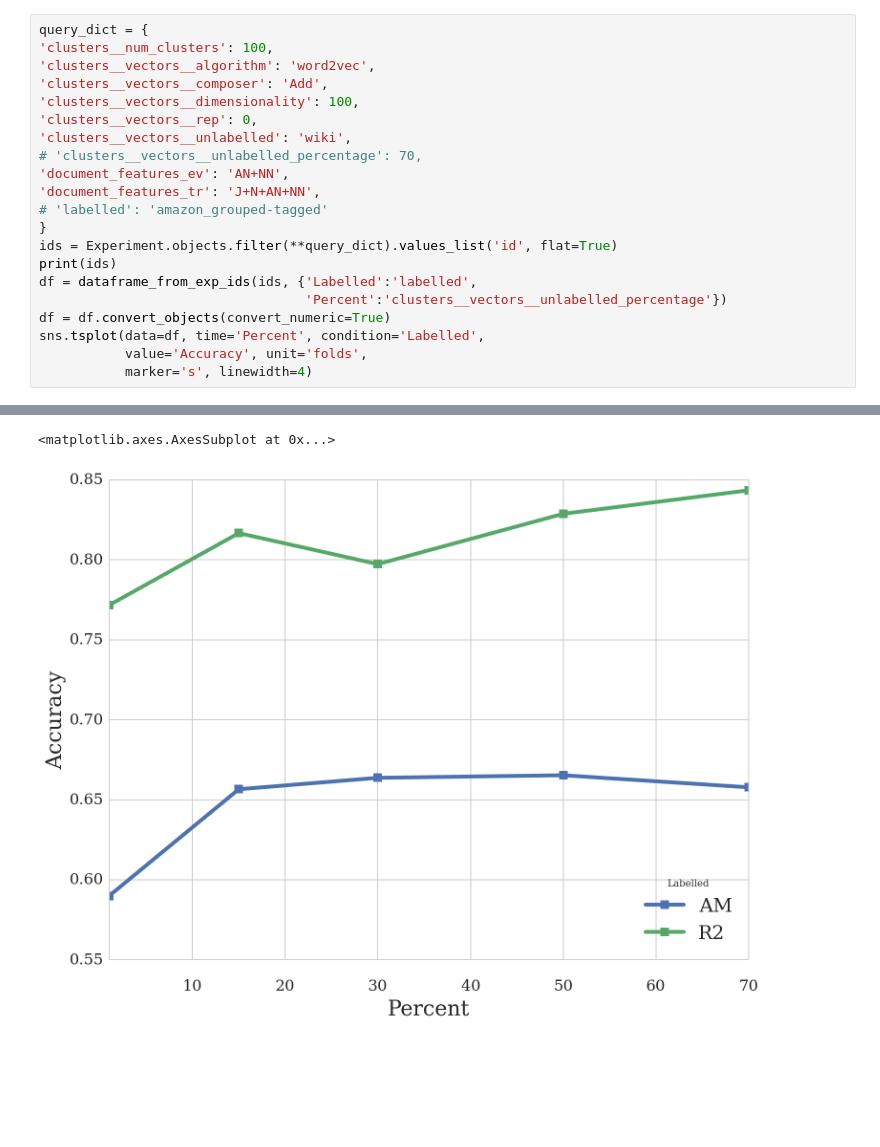
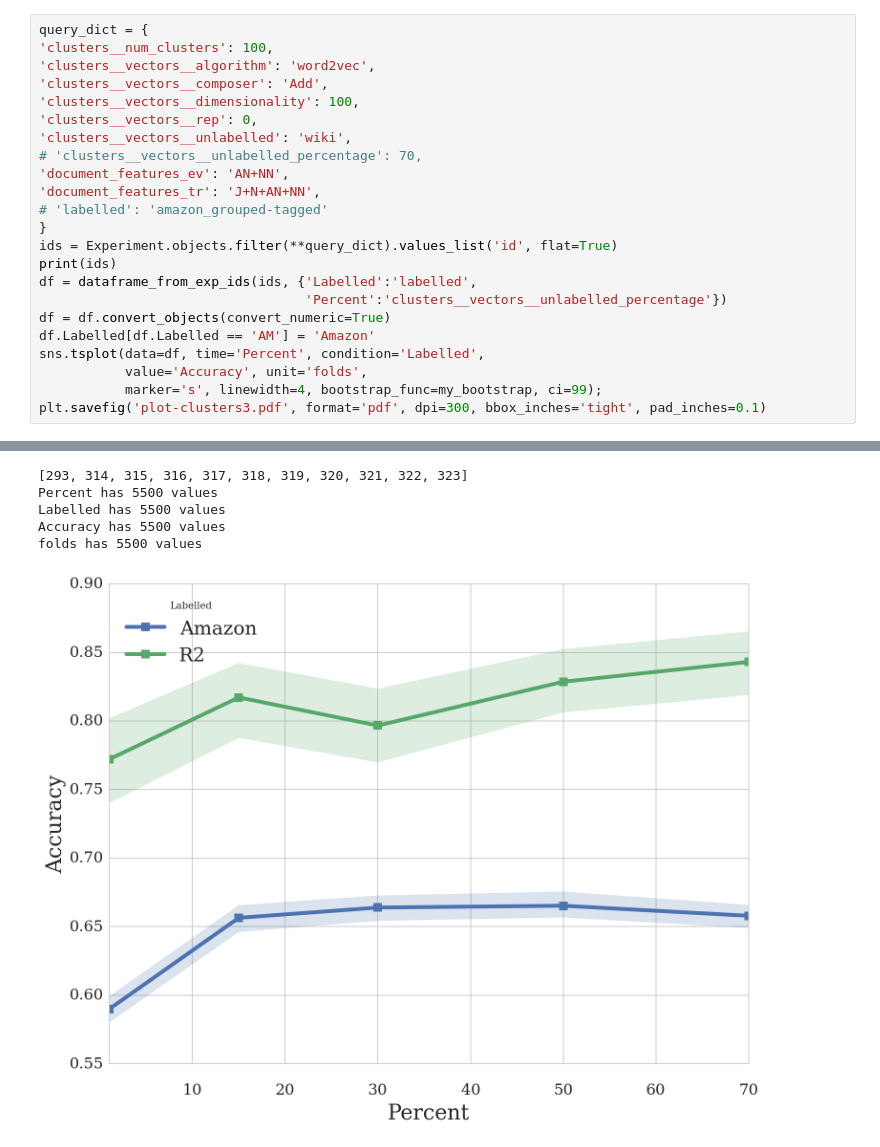
Before and after one commit to mbatchkarov/ExpLosion, a Jupyter notebook: notebooks/clustered_vectors_results.ipynb, the cells around one changed output, grey strips where cells are left out. Drawn from its saved outputs; the diff is of its cells as text; blank space fills up the shorter version.

```diff
--- a/notebooks/clustered_vectors_results.ipynb
+++ b/notebooks/clustered_vectors_results.ipynb
@@ -108,7 +108,9 @@ print(ids)
 df = dataframe_from_exp_ids(ids, {'Labelled':'labelled',
                                   'Percent':'clusters__vectors__unlabelled_percentage'})
 df = df.convert_objects(convert_numeric=True)
+df.Labelled[df.Labelled == 'AM'] = 'Amazon'
 sns.tsplot(data=df, time='Percent', condition='Labelled',
            value='Accuracy', unit='folds',
-           marker='s', linewidth=4)
+           marker='s', linewidth=4, bootstrap_func=my_bootstrap, ci=99);
+plt.savefig('plot-clusters3.pdf', format='pdf', dpi=300, bbox_inches='tight', pad_inches=0.1)
 # %% [output]
@@ -130,2 +124,6 @@ folds has 5500 values
-<matplotlib.axes.AxesSubplot at 0x...>
+[293, 314, 315, 316, 317, 318, 319, 320, 321, 322, 323]
+Percent has 5500 values
+Labelled has 5500 values
+Accuracy has 5500 values
+folds has 5500 values
-[figure, old version]
+[figure, new version]
```
Also changed, not shown: parts of 5 cells of this notebook, 5 other files.
